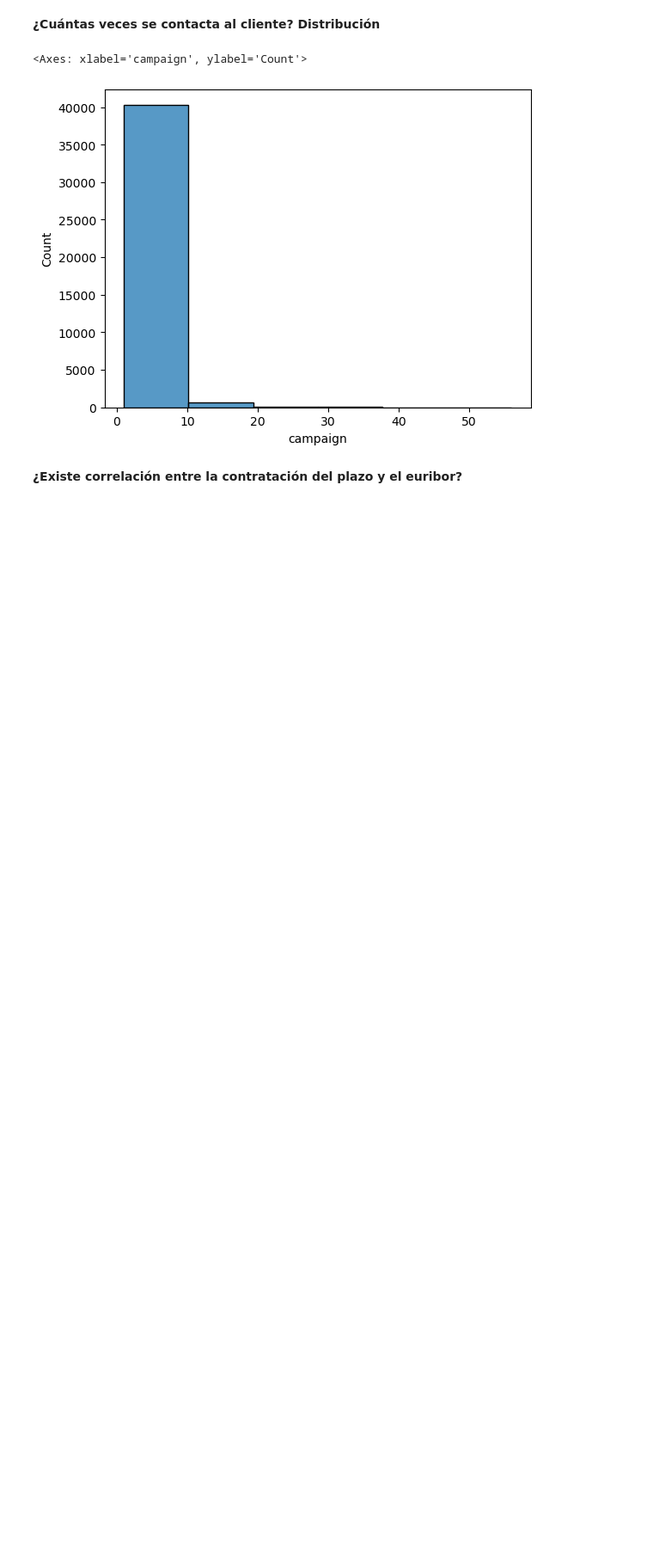
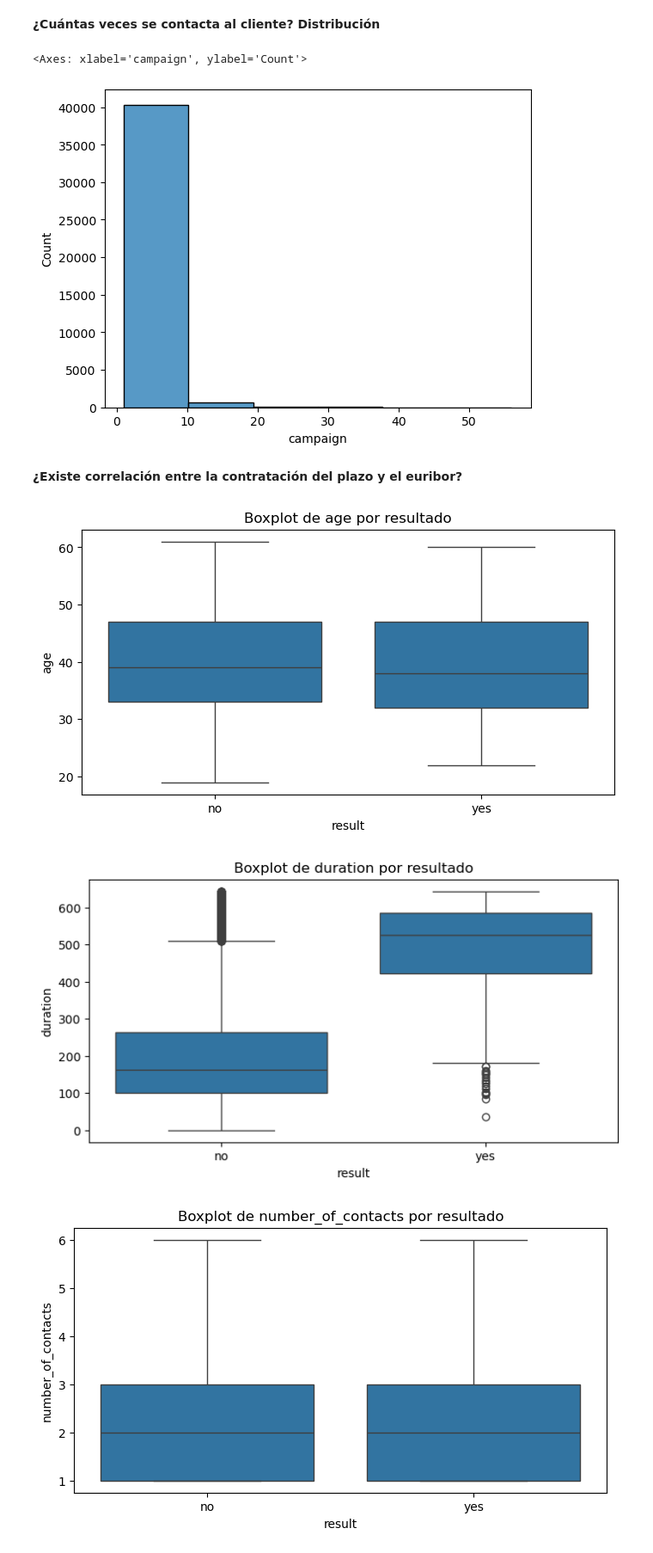
Before and after one commit to arnausans23/data-analytics-tfm, a Jupyter notebook: 1_analisis_datos_v2.ipynb, the cells around one changed output. Shown at 86% size. Drawn from its saved outputs; the diff is of its cells as text; code cells hidden in the pictures; blank space fills up the shorter version.

```diff
--- a/1_analisis_datos_v2.ipynb
+++ b/1_analisis_datos_v2.ipynb
@@ -601,3 +604,17 @@ sns.histplot(df['campaign'], bins=6)
 [figure]
 # %% [markdown]
 **¿Existe correlación entre la contratación del plazo y el euribor?**
+# %%
+num_cols = ['age', 'duration', 'number_of_contacts', 'days_last_contact',
+            'number_previous_contacts', 'employment_variation_rate',
+            'cons_price_idx', 'cons_conf_idx', 'euribor3m', 'nr_employed']
+
+for col in num_cols:
+    plt.figure(figsize=(8,4))
+    sns.boxplot(x='result', y=col, data=df_clean_no_outliers)
+    plt.title(f'Boxplot de {col} por resultado')
+    plt.show()
+# %% [output]
+[figure, added]
+[figure, added]
+[figure, added]
```
Also changed, not shown: parts of 18 cells of this notebook, 1 other file.
